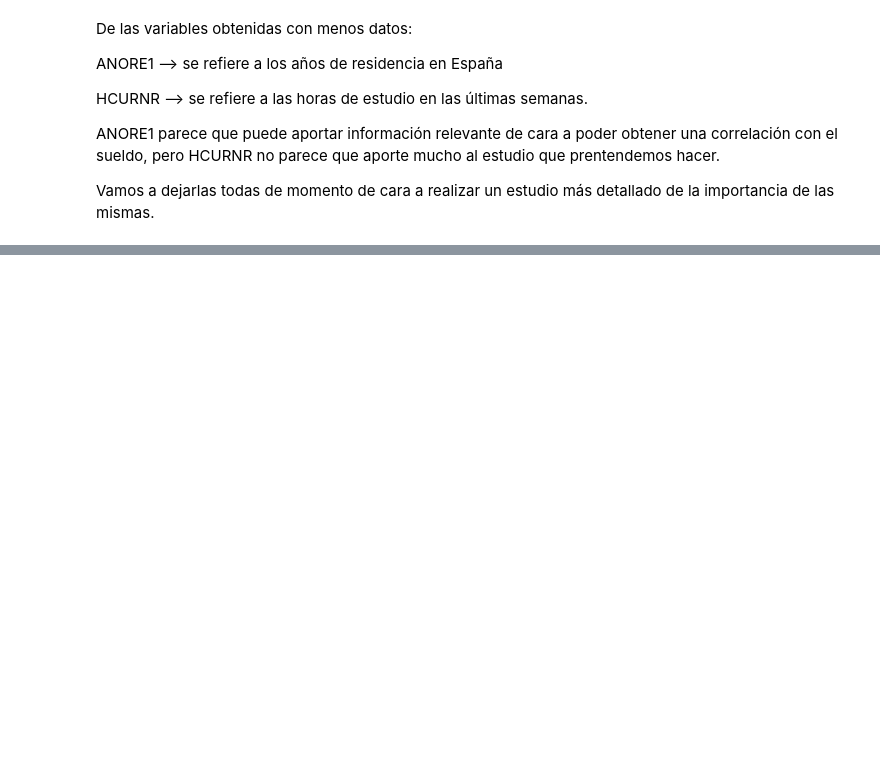
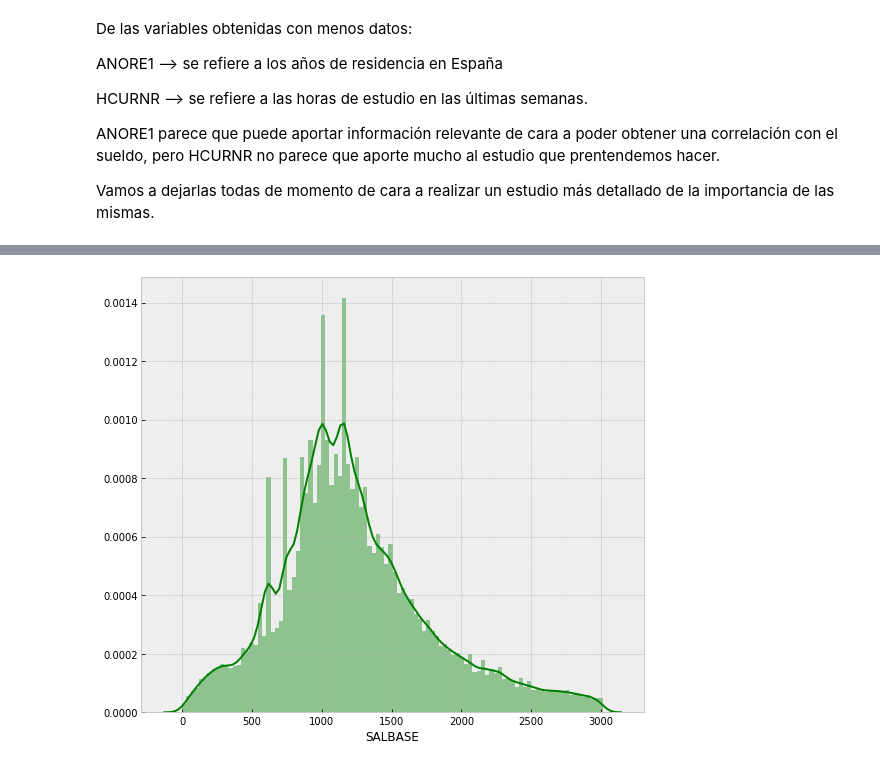
Before and after one commit to Jorge-Saura/UOC-Tipologia-Practica2, a Jupyter notebook: practica.ipynb, the cells around one changed output, grey strips where cells are left out. Drawn from its saved outputs; the diff is of its cells as text; code cells hidden in the pictures; blank space fills up the shorter version.

```diff
--- a/practica.ipynb
+++ b/practica.ipynb
@@ -182,0 +204,9 @@ Name: FACTOTAL, dtype: float64
+# %%
+#Visualizamos mejor la distribución del Salario base
+
+columnName = 'SALBASE'
+
+plt.figure(figsize=(9, 8))
+sns.distplot(dfBetterVisualization[columnName], color='g', bins=100, hist_kws={'alpha': 0.4}, hist=True);
+# %% [output]
+[figure, added]
```
Also changed, not shown: parts of 8 cells of this notebook.
